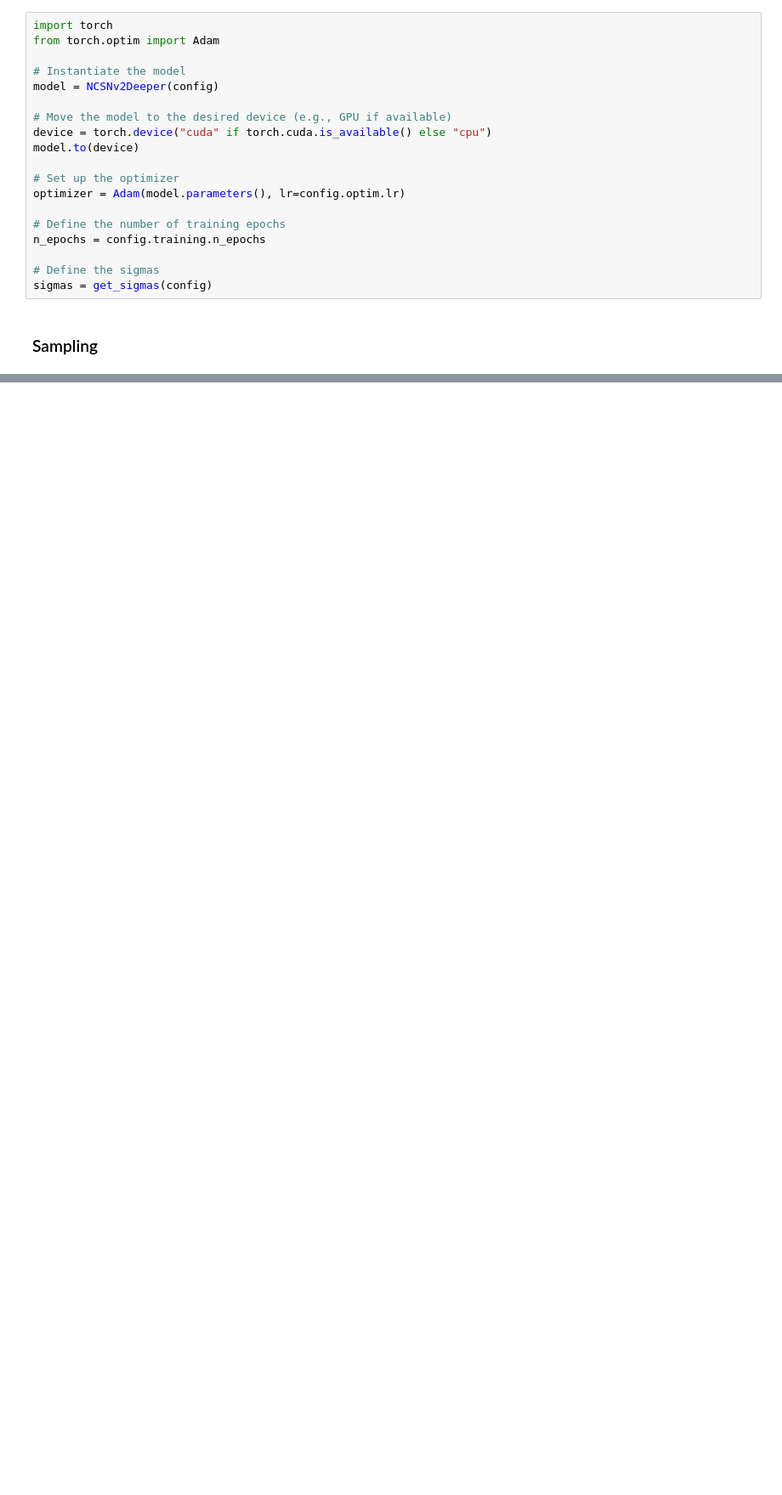
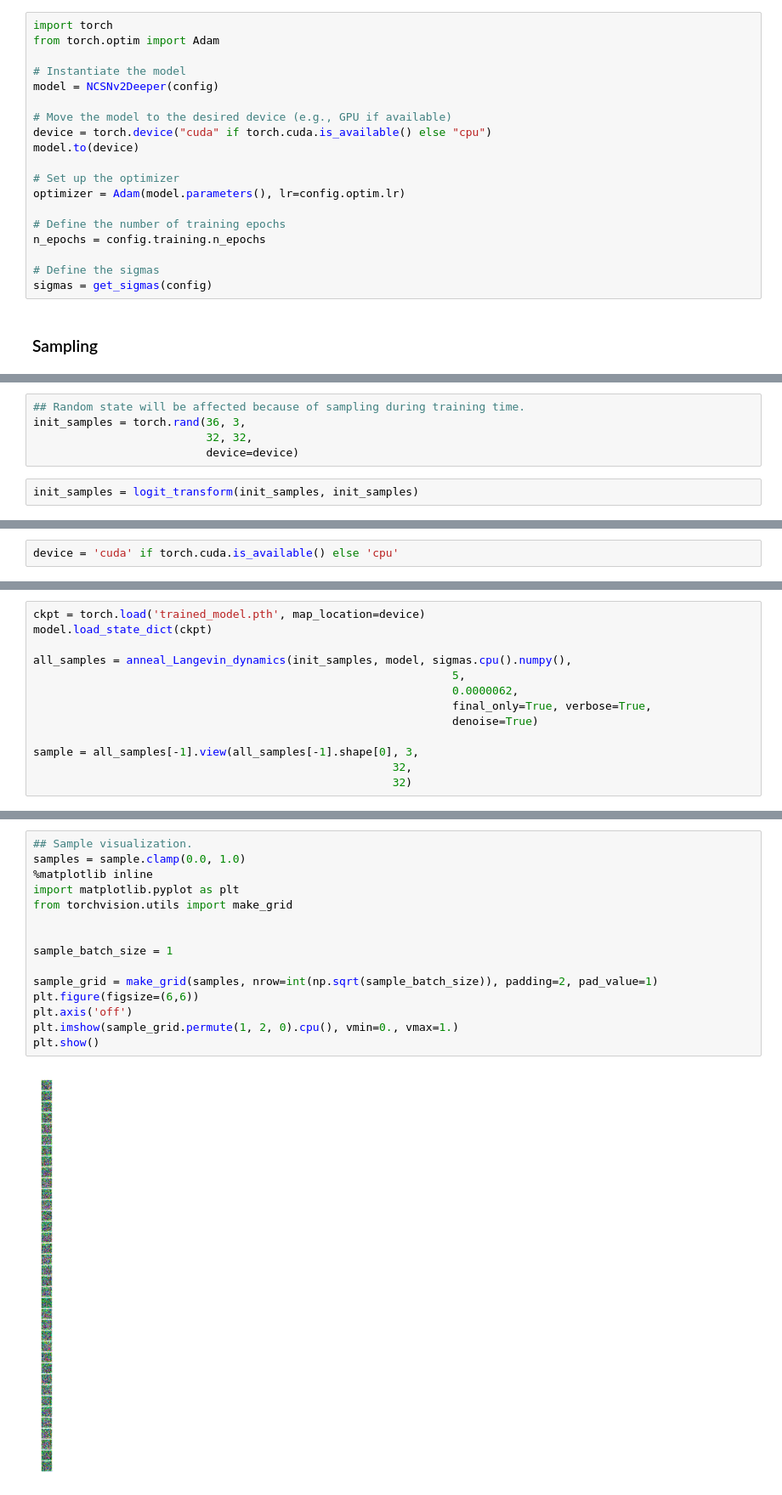
Before and after one commit to LorisRB/score-based-generative-models, a Jupyter notebook: sampling.ipynb, the cells around one changed output, grey strips where cells are left out. Shown at 85% size. Saved outputs shown, nothing was run; the diff lists cells and outputs as text; blank space fills up the shorter version.

```diff
--- a/sampling.ipynb
+++ b/sampling.ipynb
@@ -369,0 +412,7 @@ def ode_sampler(model,
+# %%
+## Random state will be affected because of sampling during training time.
+init_samples = torch.rand(36, 3,
+                          32, 32,
+                          device=device)
+# %%
+init_samples = logit_transform(init_samples, init_samples)
@@ -369,0 +427,2 @@ def ode_sampler(model,
+# %%
+device = 'cuda' if torch.cuda.is_available() else 'cpu'
@@ -369,0 +433,13 @@ def ode_sampler(model,
+# %%
+ckpt = torch.load('trained_model.pth', map_location=device)
+model.load_state_dict(ckpt)
+
+all_samples = anneal_Langevin_dynamics(init_samples, model, sigmas.cpu().numpy(),
+                                                               5,
+                                                               0.0000062,
+                                                               final_only=True, verbose=True,
+                                                               denoise=True)
+
+sample = all_samples[-1].view(all_samples[-1].shape[0], 3,
+                                                      32,
+                                                      32)
@@ -369,0 +475,17 @@ def ode_sampler(model,
+# %%
+## Sample visualization.
+samples = sample.clamp(0.0, 1.0)
+%matplotlib inline
+import matplotlib.pyplot as plt
+from torchvision.utils import make_grid
+
+
+sample_batch_size = 1
+
+sample_grid = make_grid(samples, nrow=int(np.sqrt(sample_batch_size)), padding=2, pad_value=1)
+plt.figure(figsize=(6,6))
+plt.axis('off')
+plt.imshow(sample_grid.permute(1, 2, 0).cpu(), vmin=0., vmax=1.)
+plt.show()
+# %% [output]
+[figure, added]
```
Also changed, not shown: parts of 14 cells of this notebook, 1 other file.
